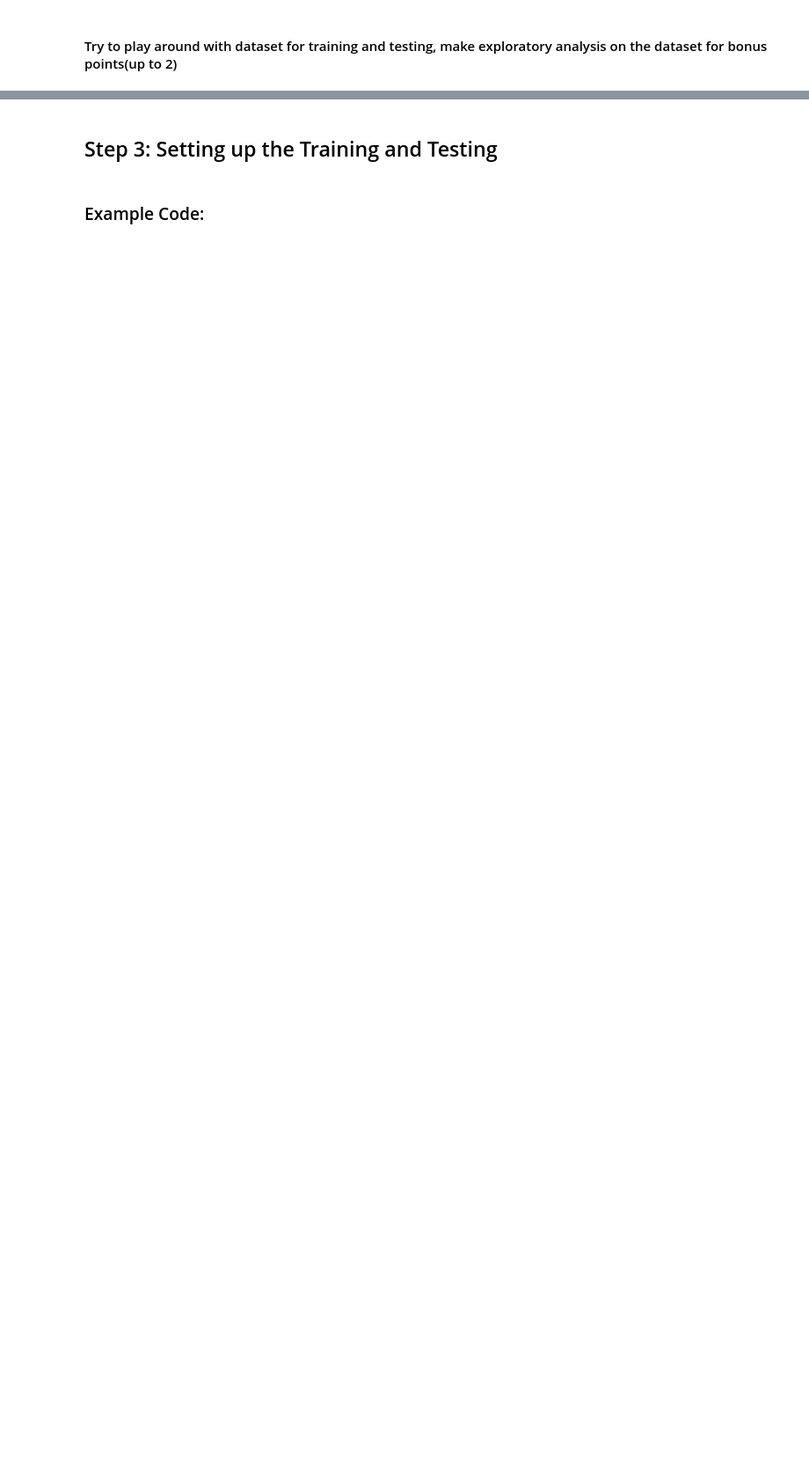
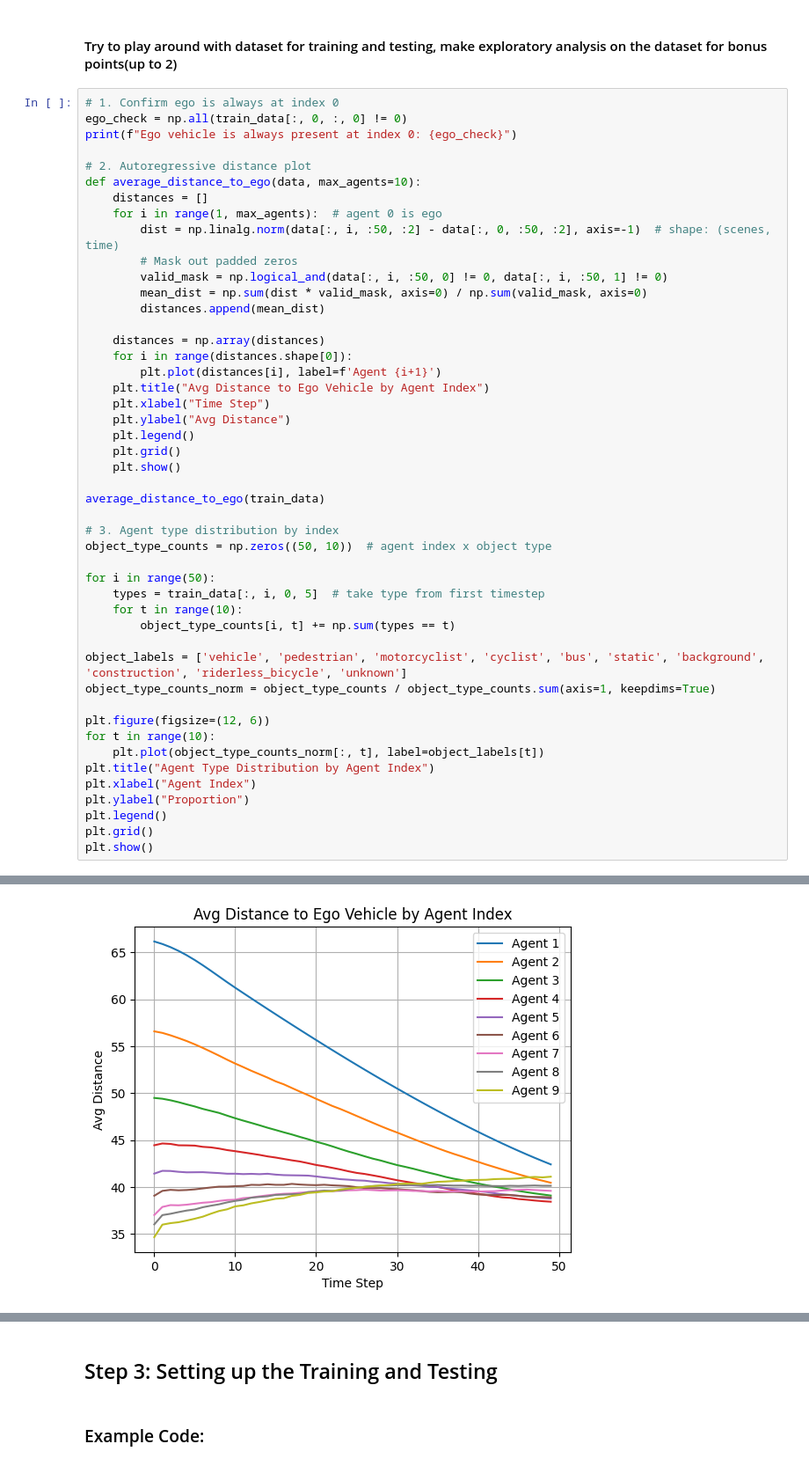
Before and after one commit to jakenorbie12/251B-Project, a Jupyter notebook: Project_Milestone/CSE 251B Project Milestone Starter Code.ipynb, the cells around one changed output, grey strips where cells are left out. Shown at 88% size. Saved outputs shown, nothing was run; the diff lists cells and outputs as text; blank space fills up the shorter version.

Commit message:
added some things for EDA. showed some stats over time

```diff
--- a/Project_Milestone/CSE 251B Project Milestone Starter Code.ipynb
+++ b/Project_Milestone/CSE 251B Project Milestone Starter Code.ipynb
@@ -80,3 +80,51 @@ plot_heatmap(xy_out_not_0, title="Heatmap of XY Out (non-zero)", bins=50)
 [figure]
 # %% [markdown]
 #### Try to play around with dataset for training and testing, make exploratory analysis on the dataset for bonus points(up to 2)
+# %%
+# 1. Confirm ego is always at index 0
+ego_check = np.all(train_data[:, 0, :, 0] != 0)
+print(f"Ego vehicle is always present at index 0: {ego_check}")
+
+# 2. Autoregressive distance plot
+def average_distance_to_ego(data, max_agents=10):
+    distances = []
+    for i in range(1, max_agents):  # agent 0 is ego
+        dist = np.linalg.norm(data[:, i, :50, :2] - data[:, 0, :50, :2], axis=-1)  # shape: (scenes, time)
+        # Mask out padded zeros
+        valid_mask = np.logical_and(data[:, i, :50, 0] != 0, data[:, i, :50, 1] != 0)
+        mean_dist = np.sum(dist * valid_mask, axis=0) / np.sum(valid_mask, axis=0)
+        distances.append(mean_dist)
+
+    distances = np.array(distances)
+    for i in range(distances.shape[0]):
+        plt.plot(distances[i], label=f'Agent {i+1}')
+    plt.title("Avg Distance to Ego Vehicle by Agent Index")
+    plt.xlabel("Time Step")
+    plt.ylabel("Avg Distance")
+    plt.legend()
+    plt.grid()
+    plt.show()
+
+average_distance_to_ego(train_data)
+
+# 3. Agent type distribution by index
+object_type_counts = np.zeros((50, 10))  # agent index x object type
+
+for i in range(50):
+    types = train_data[:, i, 0, 5]  # take type from first timestep
+    for t in range(10):
+        object_type_counts[i, t] += np.sum(types == t)
+
+object_labels = ['vehicle', 'pedestrian', 'motorcyclist', 'cyclist', 'bus', 'static', 'background', 'construction', 'riderless_bicycle', 'unknown']
+object_type_counts_norm = object_type_counts / object_type_counts.sum(axis=1, keepdims=True)
+
+plt.figure(figsize=(12, 6))
+for t in range(10):
+    plt.plot(object_type_counts_norm[:, t], label=object_labels[t])
+plt.title("Agent Type Distribution by Agent Index")
+plt.xlabel("Agent Index")
+plt.ylabel("Proportion")
+plt.legend()
+plt.grid()
+plt.show()
+# %% [output]
@@ -82,0 +132 @@ plot_heatmap(xy_out_not_0, title="Heatmap of XY Out (non-zero)", bins=50)
+[figure, added]
```
Also changed, not shown: parts of 1 cell of this notebook.
